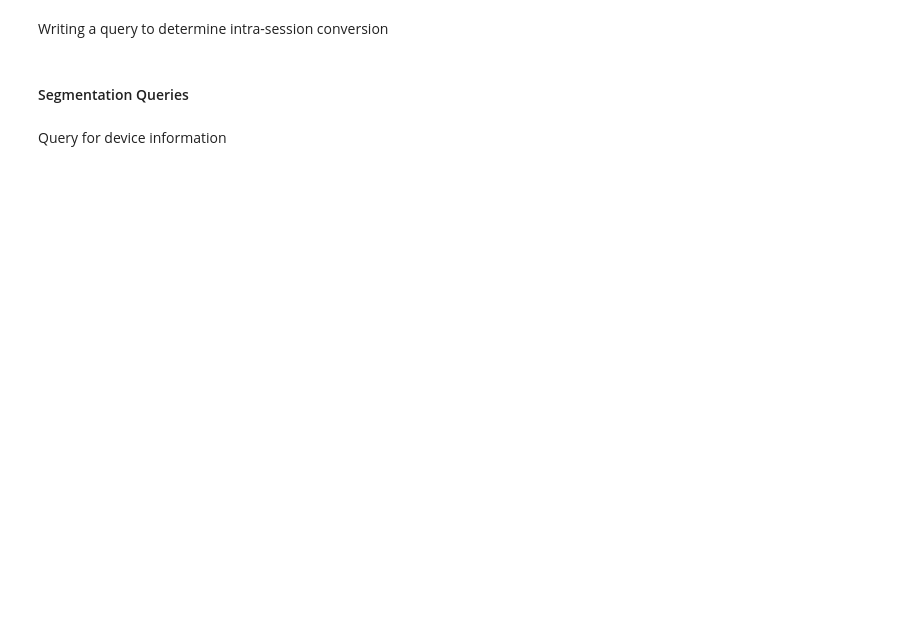
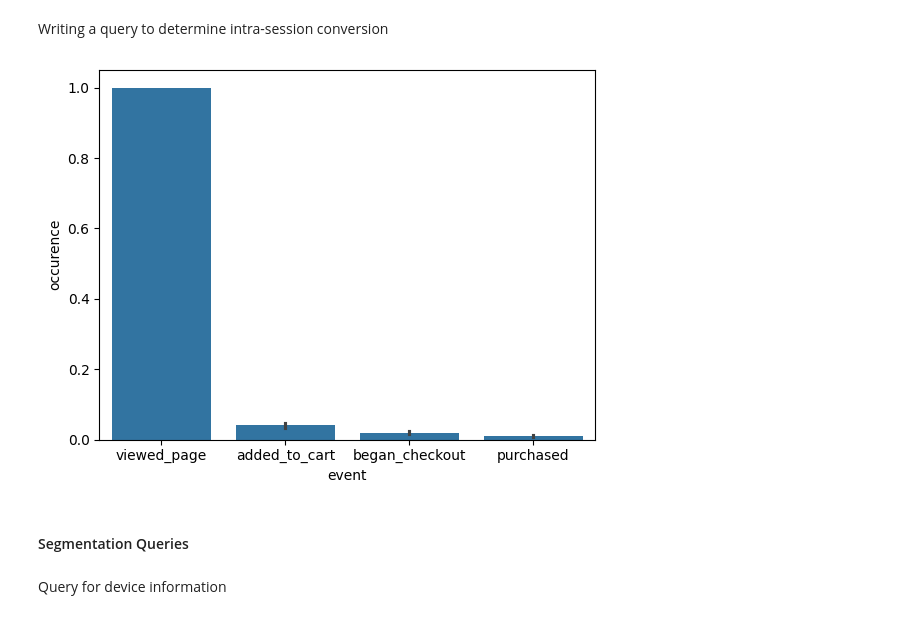
Before and after one commit to SJBales/ecommerce-funnel-analysis, a Jupyter notebook: notebooks/workshop.ipynb, the cells around one changed output. Cells and saved outputs as stored; diff of their text form; code cells hidden in the pictures; blank space fills up the shorter version.

```diff
--- a/notebooks/workshop.ipynb
+++ b/notebooks/workshop.ipynb
@@ -98,6 +138,21 @@ SELECT user_pseudo_id,
        CASE WHEN SUM(purchase) > 0 THEN 1 ELSE 0 END purchased
 FROM flagged_events
 GROUP BY user_pseudo_id, session;"""
+session_query = client.query(session_sql).to_dataframe()
+# %%
+long_session = session_query.melt(
+            id_vars=['user_pseudo_id',
+                     'session',
+                     'first_event_date',
+                     'first_event_timestamp'])\
+            .rename(columns={'variable': 'event', 'value': 'occurence'})
+# %%
+sns.barplot(x = 'event',
+            y = 'occurence',
+            data = long_session)
+plt.show()
+# %% [output]
+[figure, added]
 # %% [markdown]
 #### Segmentation Queries
 # %% [markdown]
```
Also changed, not shown: parts of 4 cells of this notebook.
